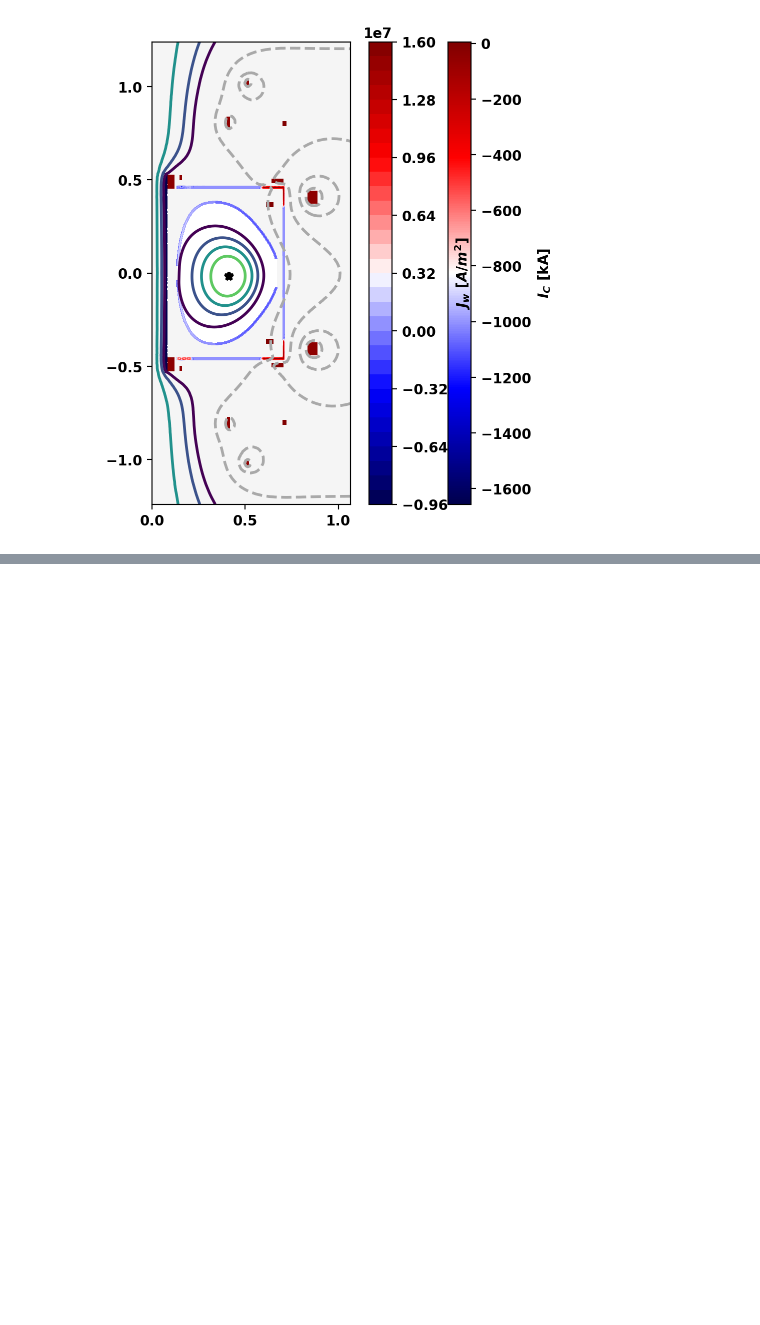
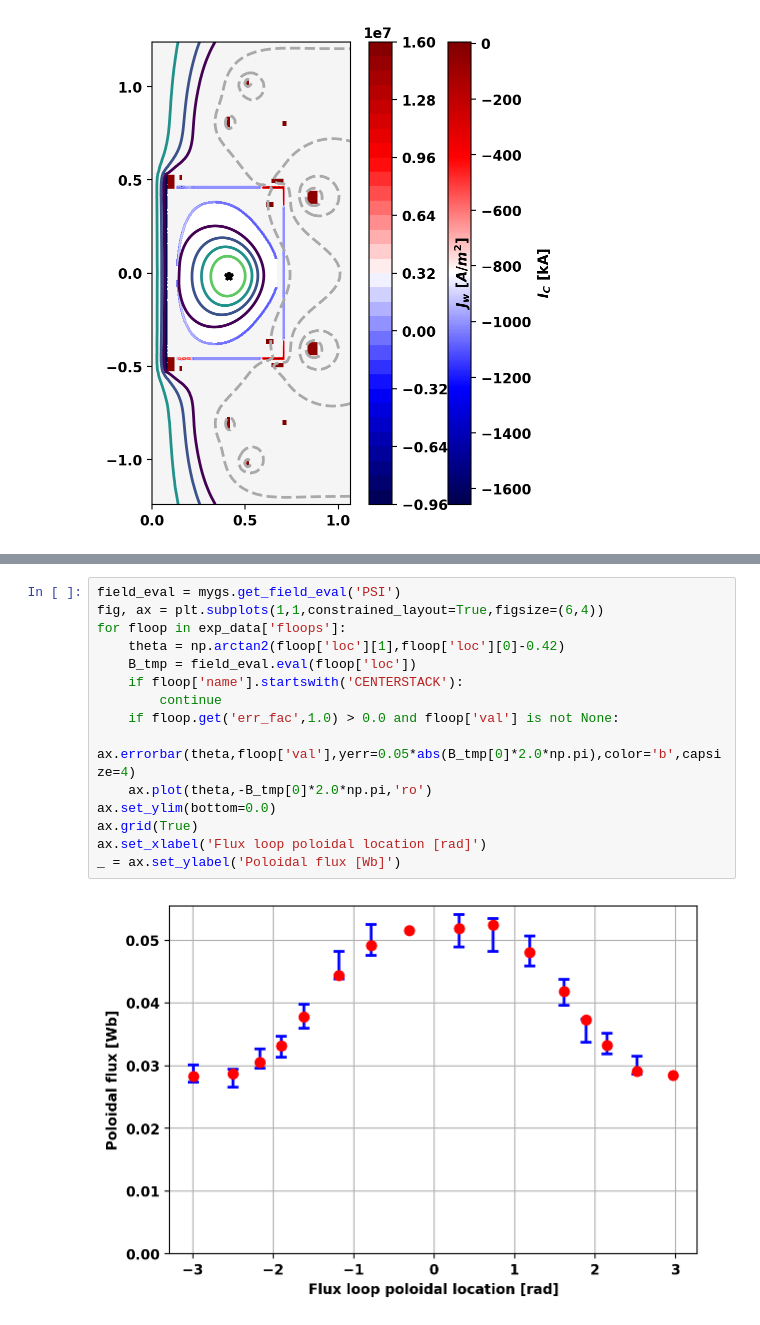
Before and after one commit to hansec/OpenFUSIONToolkit, a Jupyter notebook: src/examples/TokaMaker/LTX/LTX_recon_ex.ipynb, the cells around one changed output, grey strips where cells are left out. Cells and saved outputs as stored; diff of their text form; blank space fills up the shorter version.

```diff
--- a/src/examples/TokaMaker/LTX/LTX_recon_ex.ipynb
+++ b/src/examples/TokaMaker/LTX/LTX_recon_ex.ipynb
@@ -379,0 +384,17 @@ mygs.plot_psi(fig,ax,plasma_nlevels=5,vacuum_nlevels=5)
+# %%
+field_eval = mygs.get_field_eval('PSI')
+fig, ax = plt.subplots(1,1,constrained_layout=True,figsize=(6,4))
+for floop in exp_data['floops']:
+    theta = np.arctan2(floop['loc'][1],floop['loc'][0]-0.42)
+    B_tmp = field_eval.eval(floop['loc'])
+    if floop['name'].startswith('CENTERSTACK'):
+        continue
+    if floop.get('err_fac',1.0) > 0.0 and floop['val'] is not None:
+        ax.errorbar(theta,floop['val'],yerr=0.05*abs(B_tmp[0]*2.0*np.pi),color='b',capsize=4)
+    ax.plot(theta,-B_tmp[0]*2.0*np.pi,'ro')
+ax.set_ylim(bottom=0.0)
+ax.grid(True)
+ax.set_xlabel('Flux loop poloidal location [rad]')
+_ = ax.set_ylabel('Poloidal flux [Wb]')
+# %% [output]
+[figure, added]
```
Also changed, not shown: parts of 16 cells of this notebook, 5 other files.
